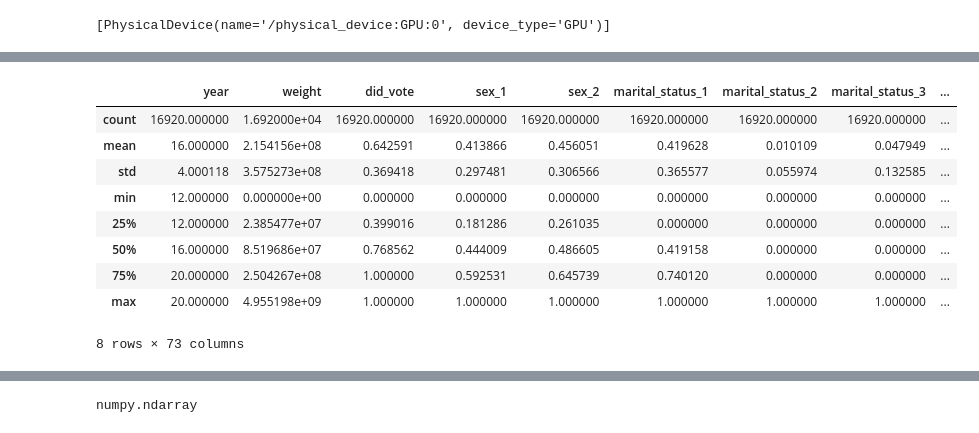
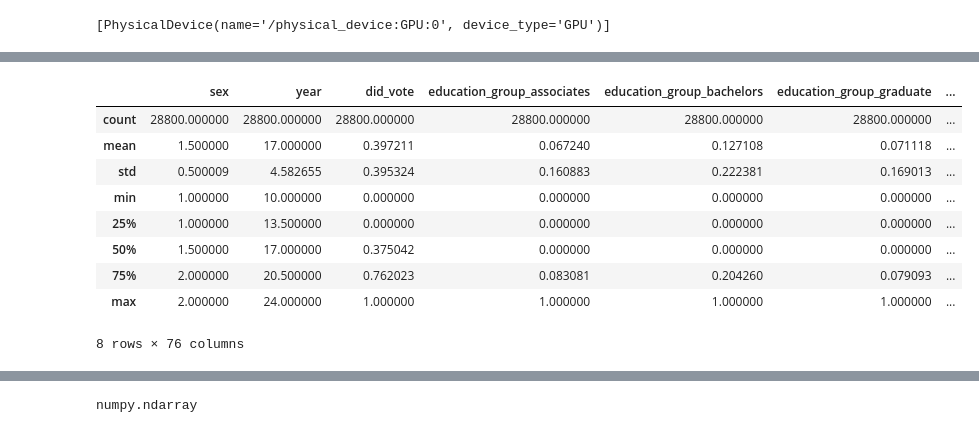
Before and after one commit to ecw70574/US-Census-Voting-and-Registration-DSCI-Capstone-Project, a Jupyter notebook: LSTM-pipeline-and-training.ipynb, the cells around one changed output, grey strips where cells are left out. Saved outputs shown, nothing was run; the diff lists cells and outputs as text; code cells hidden in the pictures.

```diff
--- a/LSTM-pipeline-and-training.ipynb
+++ b/LSTM-pipeline-and-training.ipynb
@@ -10,9 +28,13 @@ stateecon_indicators = pd.read_csv("https://raw.githubusercontent.com/ecw70574/U
+# %%
+# need to make unemployment a proportion
+stateecon_indicators["oct_unemp"] = stateecon_indicators["oct_unemp"] / 100
+stateecon_indicators["nov_unemp"] = stateecon_indicators["nov_unemp"] / 100
 # %%
 # read in and append the agg census data
 import pandas as pd
 import numpy as np
 all_years = pd.DataFrame()
-for i in range(10,24,2):
+for i in range(10,26,2):
   # read in file
   filename = "panel_" + str(i) + ".csv"
   this_df = pd.read_csv("https://raw.githubusercontent.com/ecw70574/US-Census-Voting-and-Registration-DSCI-Capstone-Project/refs/heads/main/processed/" + filename)
@@ -45,5 +68,17 @@ dtype: int64
 # %%
 # Merge all state/year level datasets
 from sklearn.preprocessing import MinMaxScaler
-merge1 = pd.merge(all_years, prev_year_state_margins, on=["year","state"], how='inner')
-merge2 = pd.merge(merge1, stateecon_indicators, on=["year","state"], how='inner')
+merge1 = pd.merge(all_years, prev_year_state_margins, on=["year","state"], how='left')
+merge2 = pd.merge(merge1, stateecon_indicators, on=["year","state"], how='left')
+
+# Normalize all to 0-1
+from sklearn.preprocessing import MinMaxScaler
+min_max_scaler = MinMaxScaler()
+
+# Normalize non-percentage/proportion columns
+cols_to_scale = ["percapita_personalincome", 'lag_popular_vote_pct', 'approval_rating_pct', 'gdp_growth_pct', 'inflation_pct', 'unemployment_pct']
+all_normalized = merge2.copy()
+
+all_normalized[cols_to_scale] = min_max_scaler.fit_transform(
+    merge2[cols_to_scale]
+)
@@ -50,14 +93,17 @@ merge2 = pd.merge(merge1, stateecon_indicators, on=["year","state"], how='inner'
+# %%
+# drop weights now that we are done with them?
+all_normalized = all_normalized.drop(columns=["weight"])
 # %%
-merge2.describe()
+all_normalized.describe()
 # %% [output]
-|  | year | weight | did_vote | sex_1 | sex_2 | marital_status_1 | marital_status_2 | marital_status_3 | ... |
-| count | 16920.000000 | 1.692000e+04 | 16920.000000 | 16920.000000 | 16920.000000 | 16920.000000 | 16920.000000 | 16920.000000 | ... |
-| mean | 16.000000 | 2.154156e+08 | 0.642591 | 0.413866 | 0.456051 | 0.419628 | 0.010109 | 0.047949 | ... |
-| std | 4.000118 | 3.575273e+08 | 0.369418 | 0.297481 | 0.306566 | 0.365577 | 0.055974 | 0.132585 | ... |
-| min | 12.000000 | 0.000000e+00 | 0.000000 | 0.000000 | 0.000000 | 0.000000 | 0.000000 | 0.000000 | ... |
-| 25% | 12.000000 | 2.385477e+07 | 0.399016 | 0.181286 | 0.261035 | 0.000000 | 0.000000 | 0.000000 | ... |
-| 50% | 16.000000 | 8.519686e+07 | 0.768562 | 0.444009 | 0.486605 | 0.419158 | 0.000000 | 0.000000 | ... |
-| 75% | 20.000000 | 2.504267e+08 | 1.000000 | 0.592531 | 0.645739 | 0.740120 | 0.000000 | 0.000000 | ... |
-| max | 20.000000 | 4.955198e+09 | 1.000000 | 1.000000 | 1.000000 | 1.000000 | 1.000000 | 1.000000 | ... |
+|  | sex | year | did_vote | education_group_associates | education_group_bachelors | education_group_graduate | ... |
+| count | 28800.000000 | 28800.000000 | 28800.000000 | 28800.000000 | 28800.000000 | 28800.000000 | ... |
+| mean | 1.500000 | 17.000000 | 0.397211 | 0.067240 | 0.127108 | 0.071118 | ... |
+| std | 0.500009 | 4.582655 | 0.395324 | 0.160883 | 0.222381 | 0.169013 | ... |
+| min | 1.000000 | 10.000000 | 0.000000 | 0.000000 | 0.000000 | 0.000000 | ... |
+| 25% | 1.000000 | 13.500000 | 0.000000 | 0.000000 | 0.000000 | 0.000000 | ... |
+| 50% | 1.500000 | 17.000000 | 0.375042 | 0.000000 | 0.000000 | 0.000000 | ... |
+| 75% | 2.000000 | 20.500000 | 0.762023 | 0.083081 | 0.204260 | 0.079093 | ... |
+| max | 2.000000 | 24.000000 | 1.000000 | 1.000000 | 1.000000 | 1.000000 | ... |
-8 rows × 73 columns
+8 rows × 76 columns
 # %%
```
Also changed, not shown: parts of 24 cells of this notebook.
